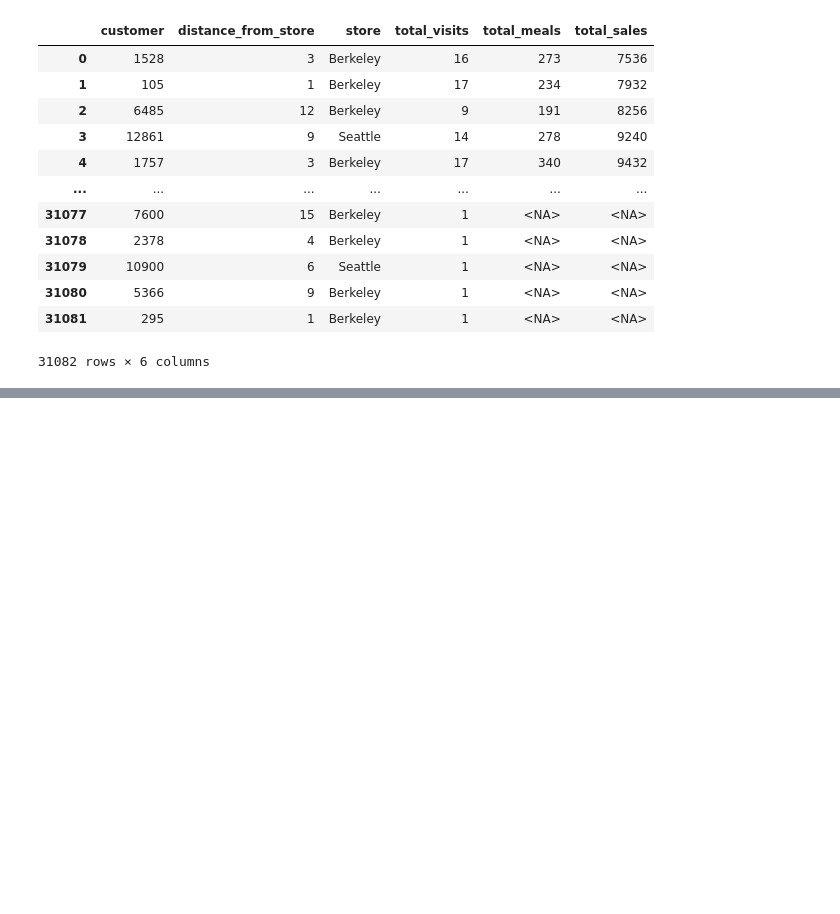
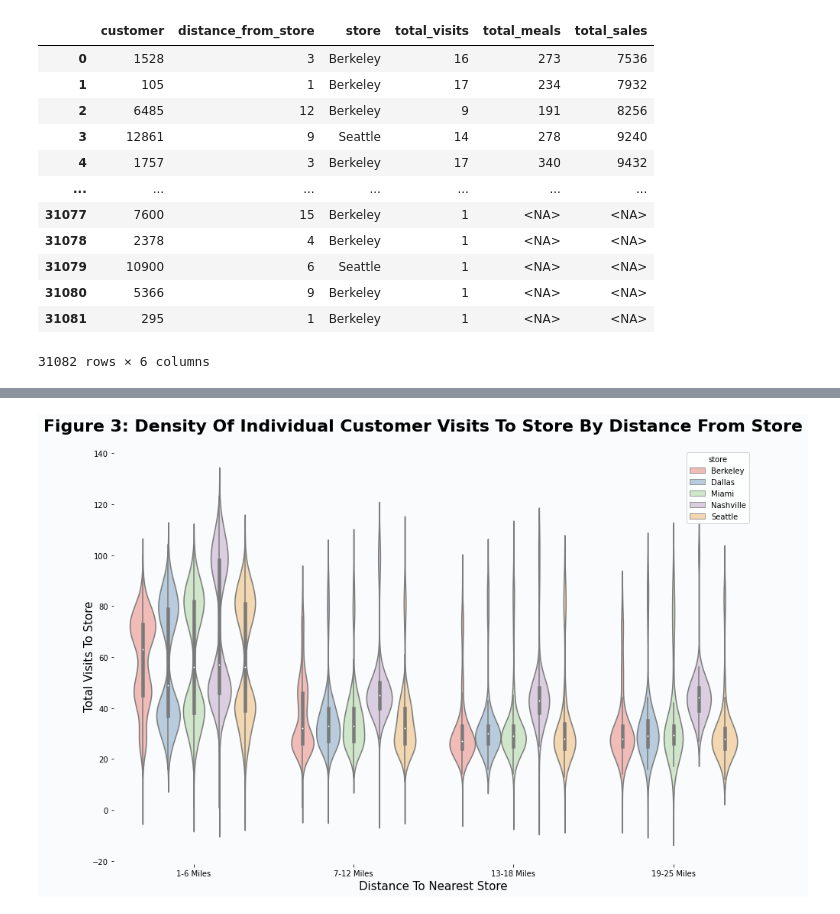
Before and after one commit to morinlandon12/ucb_mids_w205_project_1, a Jupyter notebook: project_1_5.ipynb, the cells around one changed output, grey strips where cells are left out. Cells and saved outputs as stored; diff of their text form; code cells hidden in the pictures; blank space fills up the shorter version.

```diff
--- a/project_1_5.ipynb
+++ b/project_1_5.ipynb
@@ -292,0 +304,29 @@ Text(0.5, 1.0, 'Total Sales v. Total Visits')
+# %%
+fig, ax = plt.subplots(figsize=(15, 10))
+
+
+sns.violinplot(x="bins", y="total_visits", hue="store", data=df, palette="Pastel1")
+ax.set_frame_on(False)
+
+
+# Add titles (main and on axis)
+plt.xlabel('Distance To Nearest Store', ha='center', fontsize = 15)
+plt.ylabel('Total Visits To Store', va='center', rotation='vertical', fontsize = 15)
+fig.text(
+    x=0.5,
+    y=0.92,
+    s="Figure 3: Density Of Individual Customer Visits To Store By Distance From Store",
+    ha="center",
+    va="center",
+    ma="center",
+    fontsize=22,
+    fontweight="bold"
+)
+
+fig.set_facecolor("#f9fbfc")
+
+
+
+plt.show()
+# %% [output]
+[figure, added]
```
Also changed, not shown: parts of 30 cells of this notebook.
